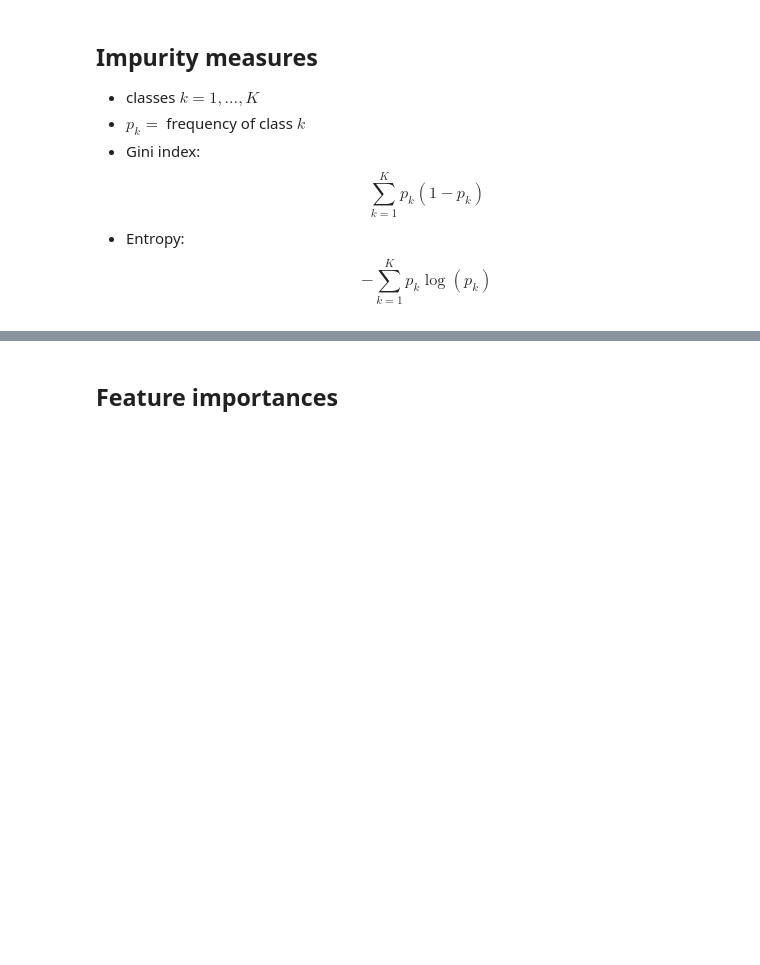
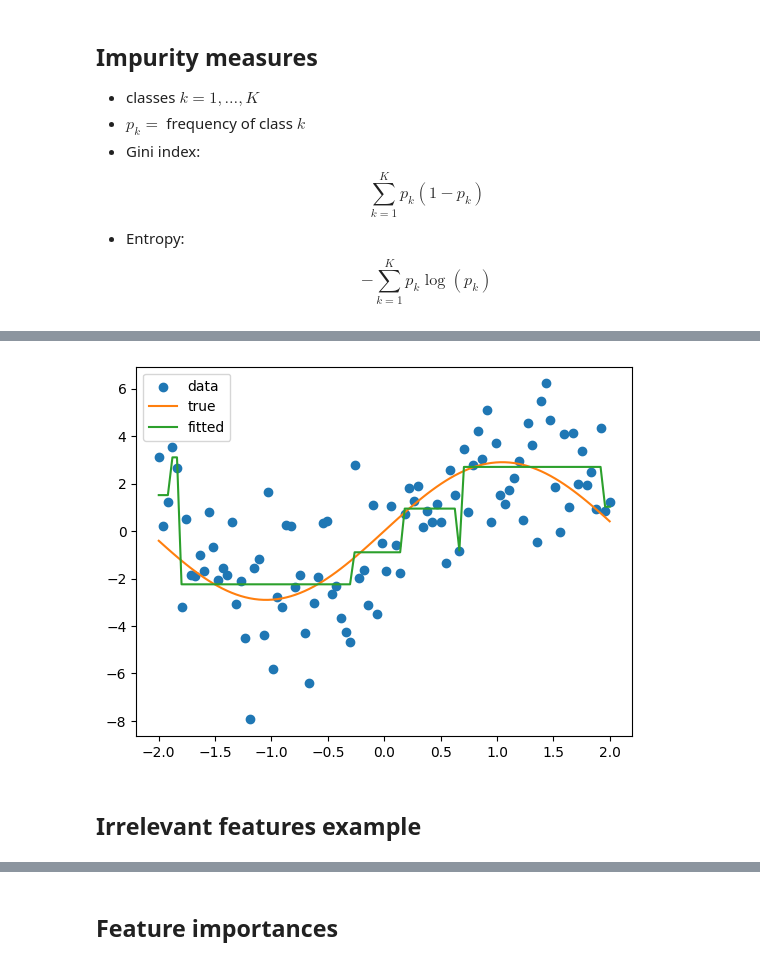
Before and after one commit to kerryback/BUSI-520-notebooks, a Jupyter notebook: 13-ML2.ipynb, the cells around one changed output, grey strips where cells are left out. Drawn from its saved outputs; the diff is of its cells as text; code cells hidden in the pictures; blank space fills up the shorter version.

```diff
--- a/13-ML2.ipynb
+++ b/13-ML2.ipynb
@@ -211,3 +239,14 @@ $$ - \sum_{k=1}^K p_k\log(p_k)$$
+# %%
+yhat = model.predict(x.reshape(-1, 1))
+plt.scatter(x, y, label="data")
+plt.plot(x, 2.9 * np.sin(1.5 * x), c = sns.color_palette()[1], label="true")
+plt.plot(x, yhat, c=sns.color_palette()[2], label="fitted")
+plt.legend()
+plt.show()
+# %% [output]
+[figure, added]
+# %% [markdown]
+## Irrelevant features example
 # %%
 from sklearn.tree import DecisionTreeClassifier
 from sklearn.tree import plot_tree
```
Also changed, not shown: parts of 12 cells of this notebook.
